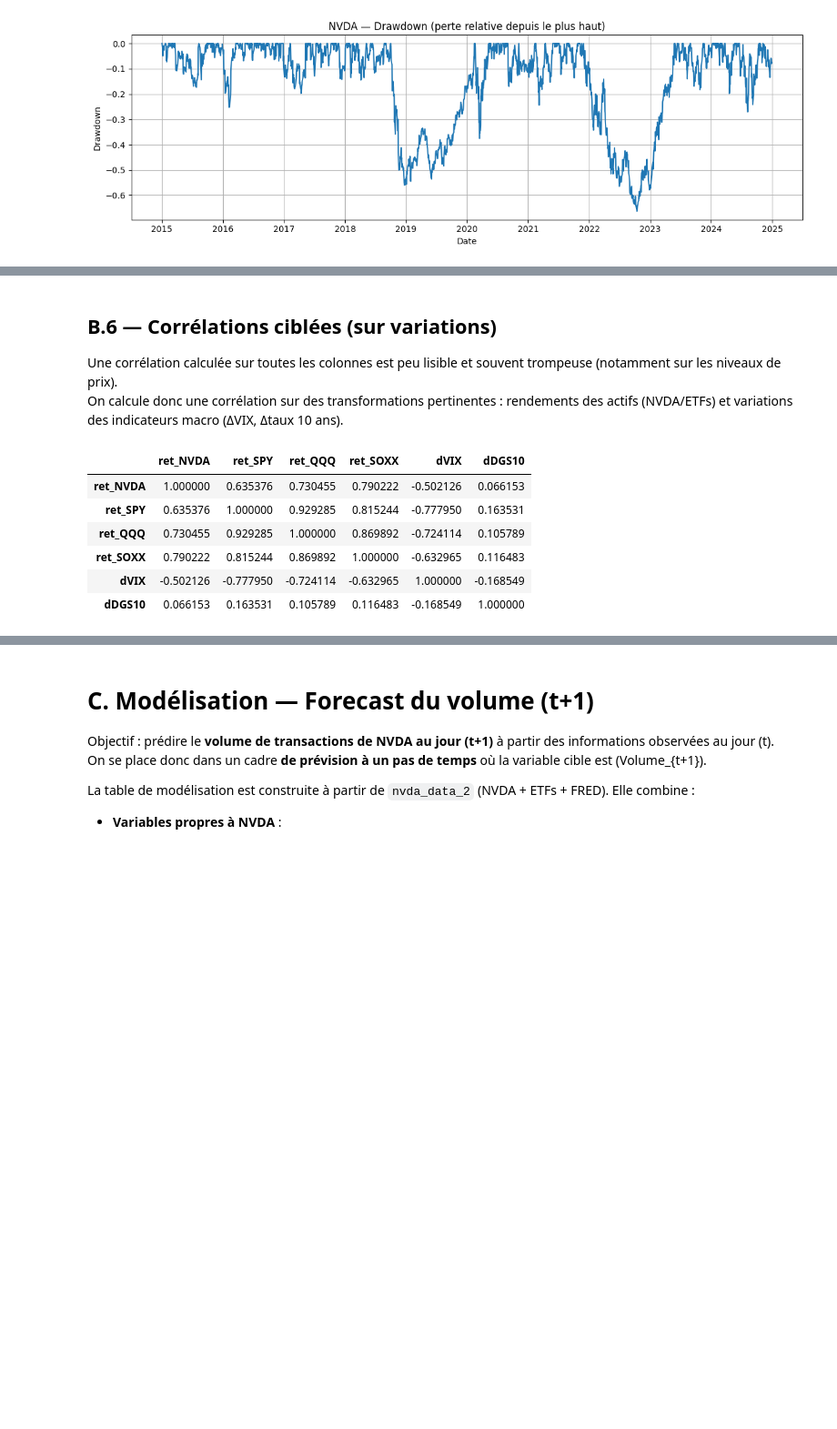
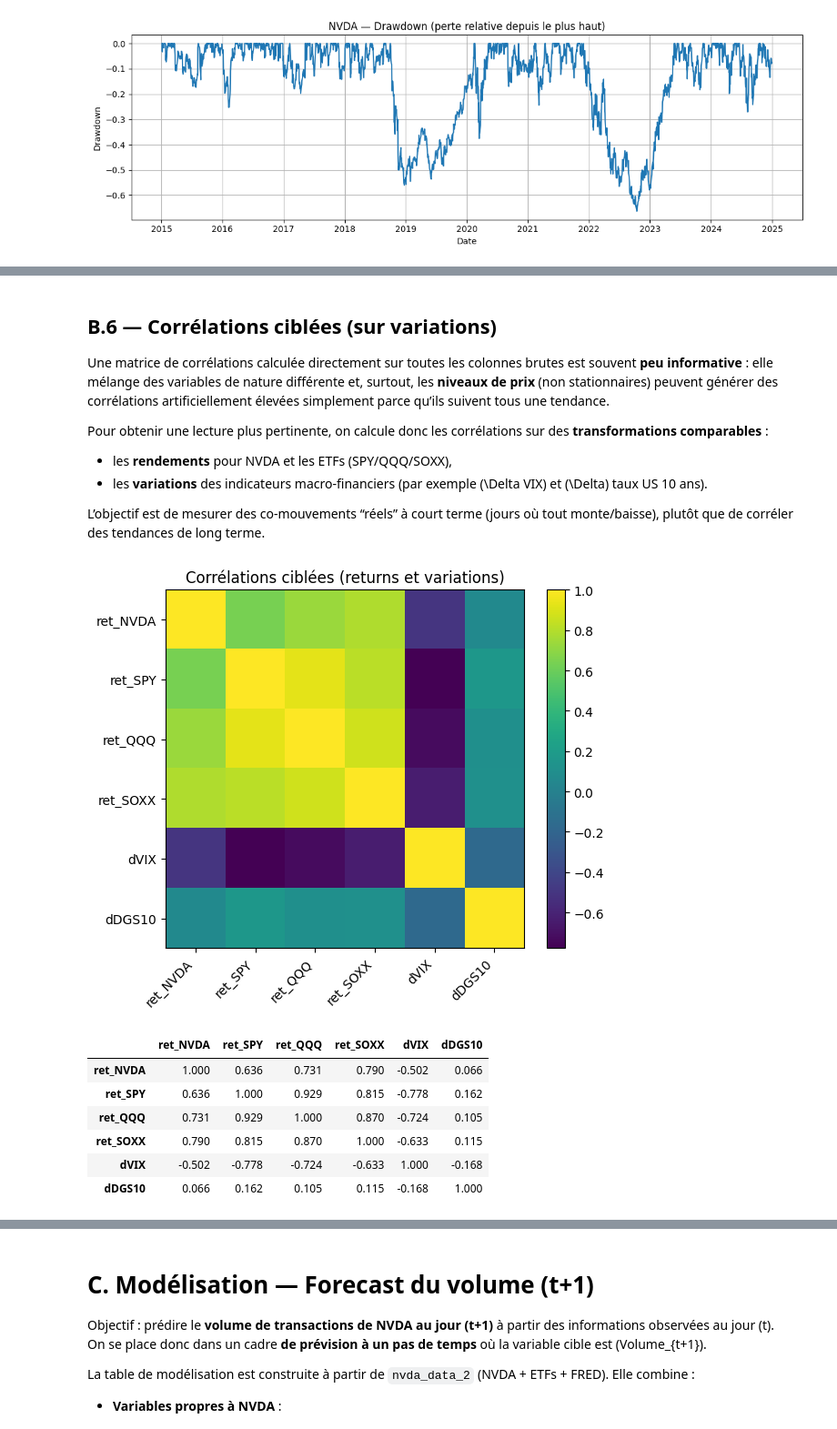
Before and after one commit to JoelKt29/Python-pour-la-data, a Jupyter notebook: Final copy.ipynb, the cells around one changed output, grey strips where cells are left out. Shown at 91% size. Cells and saved outputs as stored; diff of their text form; code cells hidden in the pictures; blank space fills up the shorter version.

```diff
--- a/Final copy.ipynb
+++ b/Final copy.ipynb
@@ -937,32 +965,50 @@ La dispersion reste toutefois élevée, ce qui indique que le volume dépend aus
 # %% [markdown]
 ## B.6 — Corrélations ciblées (sur variations)
 
-Une corrélation calculée sur toutes les colonnes est peu lisible et souvent trompeuse (notamment sur les niveaux de prix).
-On calcule donc une corrélation sur des transformations pertinentes : rendements des actifs (NVDA/ETFs) et variations des indicateurs macro (ΔVIX, Δtaux 10 ans).
+Une matrice de corrélations calculée directement sur toutes les colonnes brutes est souvent **peu informative** : elle mélange des variables de nature différente et, surtout, les **niveaux de prix** (non stationnaires) peuvent générer des corrélations artificiellement élevées simplement parce qu’ils suivent tous une tendance.
+
+Pour obtenir une lecture plus pertinente, on calcule donc les corrélations sur des **transformations comparables** :
+- les **rendements** pour NVDA et les ETFs (SPY/QQQ/SOXX),
+- les **variations** des indicateurs macro-financiers (par exemple \(\Delta VIX\) et \(\Delta\) taux US 10 ans).
+
+L’objectif est de mesurer des co-mouvements “réels” à court terme (jours où tout monte/baisse), plutôt que de corréler des tendances de long terme.
 # %%
-corr_df = pd.DataFrame({"Date": nvda_data_2["Date"]})
-#Returns NVDA + ETFs
+corr_df = nvda_data_2[["Date"]].copy()
+corr_df["Date"] = pd.to_datetime(corr_df["Date"], errors="coerce")
+corr_df = corr_df.dropna(subset=["Date"]).sort_values("Date").reset_index(drop=True)
+
+# Returns NVDA + ETFs
 for col in ["Close_NVDA", "Close_SPY", "Close_QQQ", "Close_SOXX"]:
     if col in nvda_data_2.columns:
         s = pd.to_numeric(nvda_data_2[col], errors="coerce")
         corr_df[f"ret_{col.split('_')[1]}"] = s.pct_change()
 
-#ΔVIX, ΔDGS10
+# ΔVIX, ΔDGS10
 if "VIXCLS" in nvda_data_2.columns:
     corr_df["dVIX"] = pd.to_numeric(nvda_data_2["VIXCLS"], errors="coerce").diff()
 if "DGS10" in nvda_data_2.columns:
     corr_df["dDGS10"] = pd.to_numeric(nvda_data_2["DGS10"], errors="coerce").diff()
 
-corr_df = corr_df.dropna().drop(columns=["Date"])
+corr_matrix = corr_df.drop(columns=["Date"]).dropna().corr()
 
-corr_matrix = corr_df.corr()
-corr_matrix
+# Affichage lisible
+plt.figure(figsize=(6, 5))
+plt.imshow(corr_matrix.values)
+plt.xticks(range(len(corr_matrix.columns)), corr_matrix.columns, rotation=45, ha="right")
+plt.yticks(range(len(corr_matrix.index)), corr_matrix.index)
+plt.title("Corrélations ciblées (returns et variations)")
+plt.colorbar()
+plt.tight_layout()
+plt.show()
+
+corr_matrix.round(3)
 # %% [output]
+[figure, added]
 |  | ret_NVDA | ret_SPY | ret_QQQ | ret_SOXX | dVIX | dDGS10 |
-| ret_NVDA | 1.000000 | 0.635376 | 0.730455 | 0.790222 | -0.502126 | 0.066153 |
-| ret_SPY | 0.635376 | 1.000000 | 0.929285 | 0.815244 | -0.777950 | 0.163531 |
-| ret_QQQ | 0.730455 | 0.929285 | 1.000000 | 0.869892 | -0.724114 | 0.105789 |
-| ret_SOXX | 0.790222 | 0.815244 | 0.869892 | 1.000000 | -0.632965 | 0.116483 |
-| dVIX | -0.502126 | -0.777950 | -0.724114 | -0.632965 | 1.000000 | -0.168549 |
-| dDGS10 | 0.066153 | 0.163531 | 0.105789 | 0.116483 | -0.168549 | 1.000000 |
+| ret_NVDA | 1.000 | 0.636 | 0.731 | 0.790 | -0.502 | 0.066 |
+| ret_SPY | 0.636 | 1.000 | 0.929 | 0.815 | -0.778 | 0.162 |
+| ret_QQQ | 0.731 | 0.929 | 1.000 | 0.870 | -0.724 | 0.105 |
+| ret_SOXX | 0.790 | 0.815 | 0.870 | 1.000 | -0.633 | 0.115 |
+| dVIX | -0.502 | -0.778 | -0.724 | -0.633 | 1.000 | -0.168 |
+| dDGS10 | 0.066 | 0.162 | 0.105 | 0.115 | -0.168 | 1.000 |
 # %% [markdown]
```
Also changed, not shown: parts of 8 cells of this notebook.
